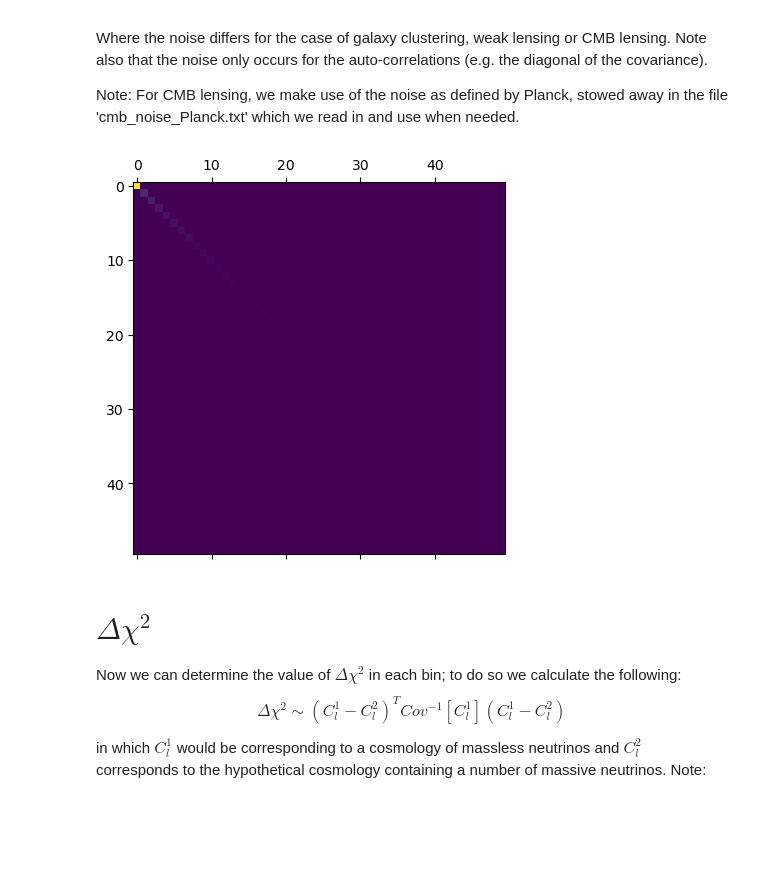
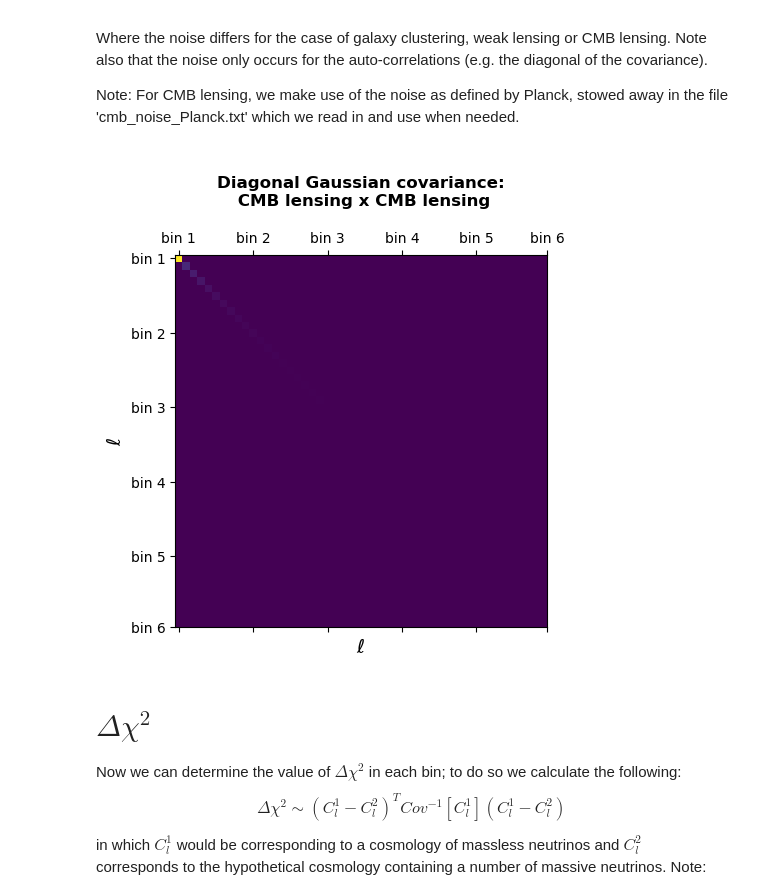
Before and after one commit to XanderHenrik/Masters-Project, a Jupyter notebook: notebooks/identifiability_test.ipynb, the cells around one changed output. Saved outputs shown, nothing was run; the diff lists cells and outputs as text; code cells hidden in the pictures; blank space fills up the shorter version.

```diff
--- a/notebooks/identifiability_test.ipynb
+++ b/notebooks/identifiability_test.ipynb
@@ -389,27 +394,32 @@ def simple_Gaussian_cov(l, IM, JN, IN, JM, f_sky, noise=None):
 # %%
 # Now we want to determine the Gaussian covariance:
 # cov_cmbl_wl = simple_Gaussian_cov(l, lcdm_cmb_wl[0], lcdm_cmb_wl[0], lcdm_auto_cmb[0], lcdm_auto_wl[0], 0.00012, noise=noise_wl)
 # cov_cmbl_wl_next = simple_Gaussian_cov(l, lcdm_cmb_wl[5], lcdm_cmb_wl[5], lcdm_auto_cmb[5], lcdm_auto_wl[5], 0.00012, noise=noise_wl)
 
 # Determine the relevant auto-correlated angular power spectra
 cov_auto_cmb = diag_Gaussian_cov(l, lcdm_auto_cmb, lcdm_auto_cmb, lcdm_auto_cmb, lcdm_auto_cmb, 0.0012, noise_cmb_l[0:len(l)], noise_cmb_l[0:len(l)])
 
 
 # Try and visualize the diagonal:
 mat_ez_cov_auto_cmb = np.zeros([len(l), len(l)])
 for i in range(len(l)):
     for j in range(len(l)):
         if i == j:
             mat_ez_cov_auto_cmb[i, j] = cov_auto_cmb[0][i]
 
 # plt.matshow(cov_cmbl_wl)
 # plt.matshow(cov_cmbl_wl_next)
 plt.matshow(mat_ez_cov_auto_cmb)
+plt.xlabel(r"$\ell$", fontsize=14)
+plt.ylabel(r"$\ell$", fontsize=14)
+plt.xticks([0, 10, 20, 30, 40, 49.5], ["bin 1", "bin 2", "bin 3", "bin 4", "bin 5", "bin 6"])
+plt.yticks([0, 10, 20, 30, 40, 49.5], ["bin 1", "bin 2", "bin 3", "bin 4", "bin 5", "bin 6"])
+plt.title("\nDiagonal Gaussian covariance:\n CMB lensing x CMB lensing\n", weight='bold')
 plt.show()
 
 # The other covariances we need:
 # %% [output]
-[figure, old version]
+[figure, new version]
 # %% [markdown]
 # $\Delta \chi^{2}$
 Now we can determine the value of $\Delta \chi ^{2}$ in each bin; to do so we calculate the following:$$\Delta \chi ^{2} \sim \left(C_{l}^{1} - C_{l}^{2}\right)^{T} Cov^{-1}\left[C_{l}^{1}\right]\left(C_{l}^{1} - C_{l}^{2}\right)$$
```
Also changed, not shown: parts of 4 cells of this notebook, 2 other files.
